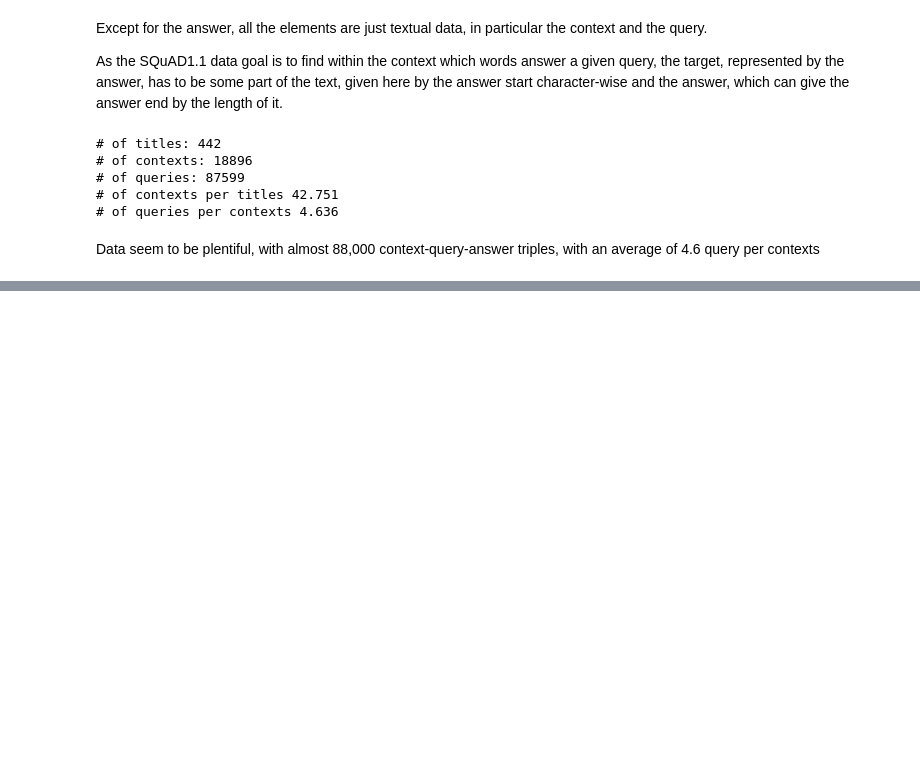
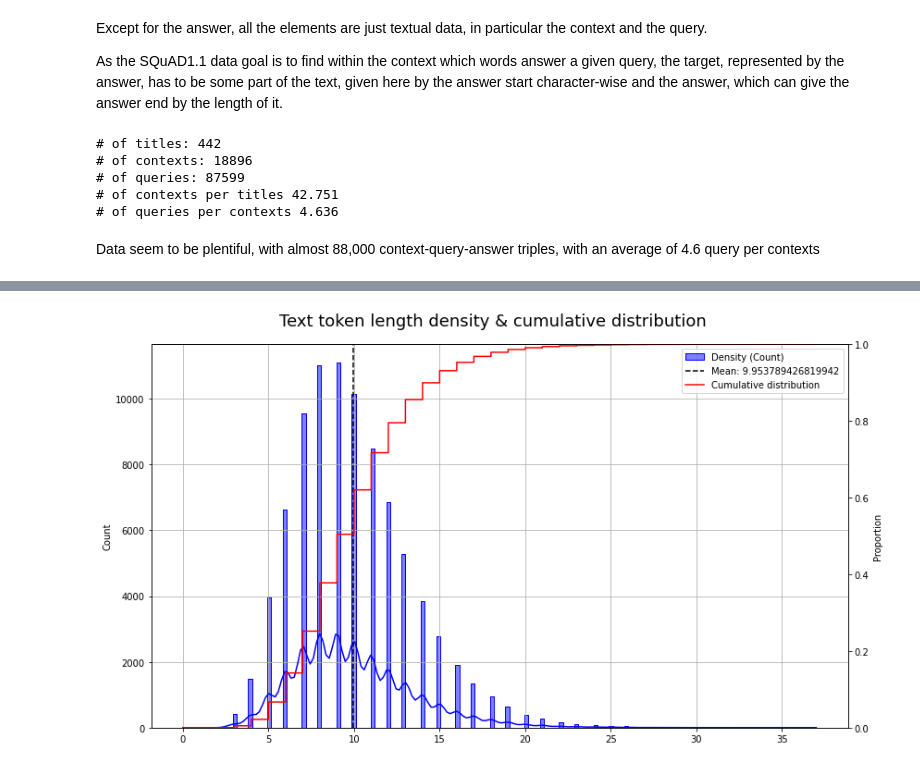
Before and after one commit to PaulBeuran/deepqa, a Jupyter notebook: notebooks/SQuAD1.1 - Data Analysis.ipynb, the cells around one changed output, grey strips where cells are left out. Saved outputs shown, nothing was run; the diff lists cells and outputs as text; code cells hidden in the pictures; blank space fills up the shorter version.

```diff
--- a/notebooks/SQuAD1.1 - Data Analysis.ipynb
+++ b/notebooks/SQuAD1.1 - Data Analysis.ipynb
@@ -149,0 +201,6 @@ plt.show()
+# %%
+analysis.text_token_length_distribution_plot(queries)
+plt.tight_layout()
+plt.show()
+# %% [output]
+[figure, added]
```
Also changed, not shown: parts of 13 cells of this notebook, 2 other files.
